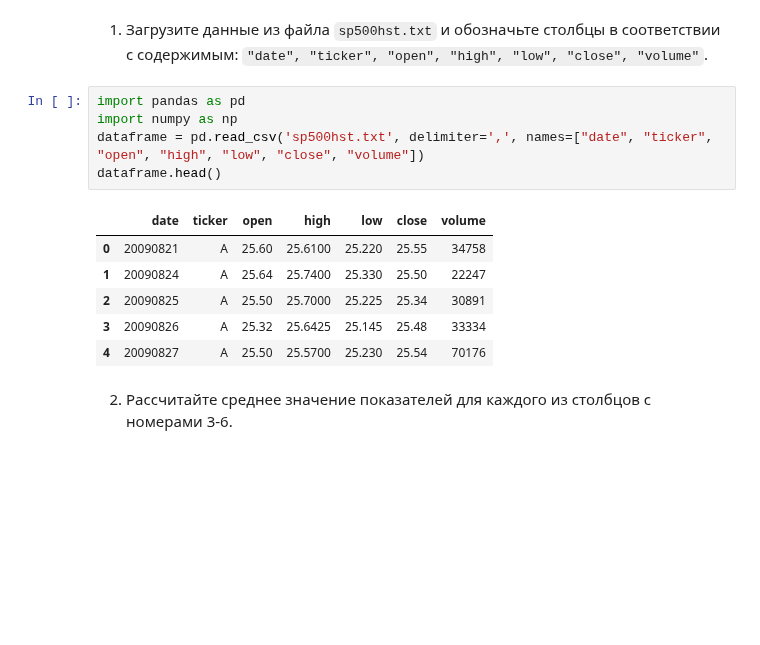
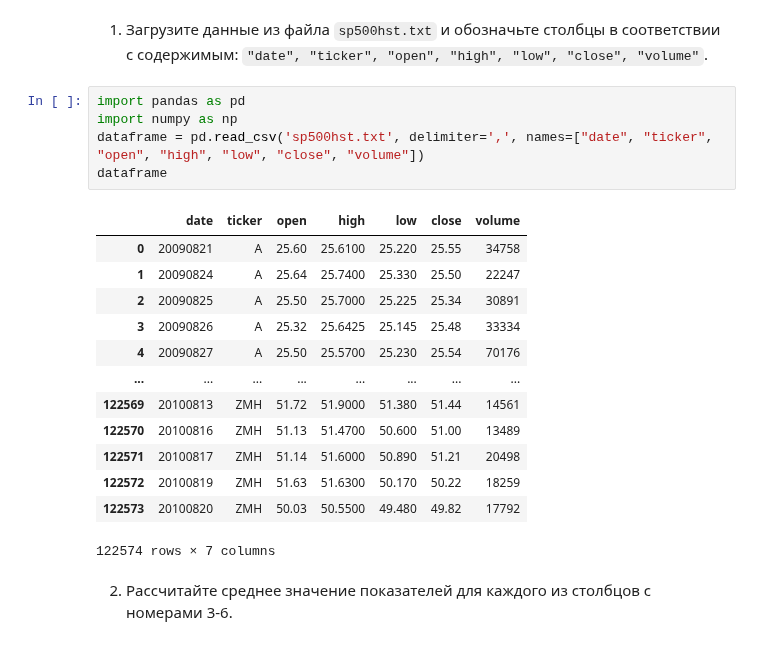
Before and after one commit to AknasMacefg/ITiABD, a Jupyter notebook: ТОД/02_pandas/02_pandas_ИД23-1_Маслов_Александр_в2.ipynb, the cells around one changed output. Drawn from its saved outputs; the diff is of its cells as text; blank space fills up the shorter version.

```diff
--- a/ТОД/02_pandas/02_pandas_ИД23-1_Маслов_Александр_в2.ipynb
+++ b/ТОД/02_pandas/02_pandas_ИД23-1_Маслов_Александр_в2.ipynb
@@ -13,15 +13,22 @@
 # %%
 import pandas as pd
 import numpy as np
 dataframe = pd.read_csv('sp500hst.txt', delimiter=',', names=["date", "ticker", "open", "high", "low", "close", "volume"])
-dataframe.head()
+dataframe
 # %% [output]
 |  | date | ticker | open | high | low | close | volume |
 | 0 | 20090821 | A | 25.60 | 25.6100 | 25.220 | 25.55 | 34758 |
 | 1 | 20090824 | A | 25.64 | 25.7400 | 25.330 | 25.50 | 22247 |
 | 2 | 20090825 | A | 25.50 | 25.7000 | 25.225 | 25.34 | 30891 |
 | 3 | 20090826 | A | 25.32 | 25.6425 | 25.145 | 25.48 | 33334 |
 | 4 | 20090827 | A | 25.50 | 25.5700 | 25.230 | 25.54 | 70176 |
+| ... | ... | ... | ... | ... | ... | ... | ... |
+| 122569 | 20100813 | ZMH | 51.72 | 51.9000 | 51.380 | 51.44 | 14561 |
+| 122570 | 20100816 | ZMH | 51.13 | 51.4700 | 50.600 | 51.00 | 13489 |
+| 122571 | 20100817 | ZMH | 51.14 | 51.6000 | 50.890 | 51.21 | 20498 |
+| 122572 | 20100819 | ZMH | 51.63 | 51.6300 | 50.170 | 50.22 | 18259 |
+| 122573 | 20100820 | ZMH | 50.03 | 50.5500 | 49.480 | 49.82 | 17792 |
+122574 rows × 7 columns
 # %% [markdown]
 2. Рассчитайте среднее значение показателей для каждого из столбцов c номерами 3-6.
 # %%
```
Also changed, not shown: parts of 4 cells of this notebook.
